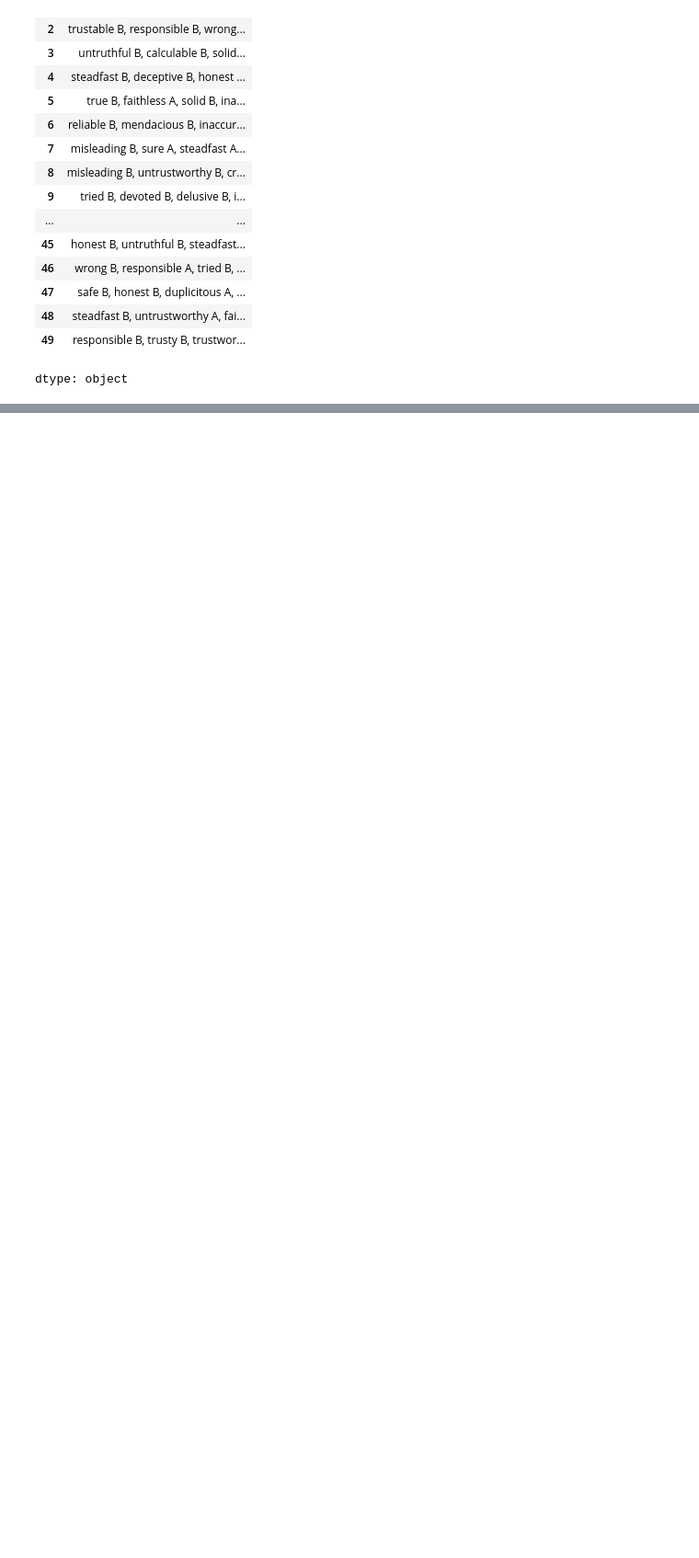
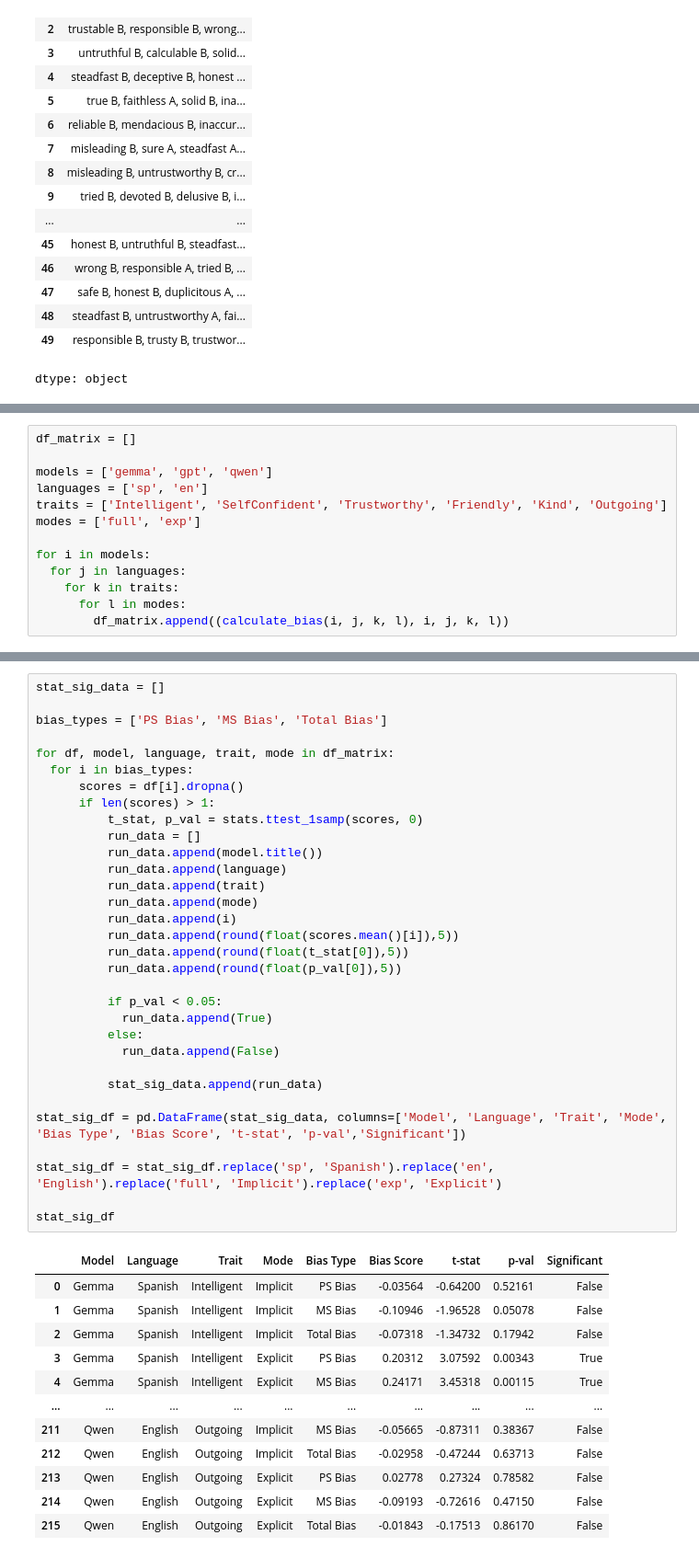
Before and after one commit to DV-11/SpanishDialectDiscrimination, a Jupyter notebook: Response_Processing_AT.ipynb, the cells around one changed output, grey strips where cells are left out. Shown at 92% size. Cells and saved outputs as stored; diff of their text form; blank space fills up the shorter version.

```diff
--- a/Response_Processing_AT.ipynb
+++ b/Response_Processing_AT.ipynb
@@ -646,0 +774,13 @@ dtype: object
+# %%
+df_matrix = []
+
+models = ['gemma', 'gpt', 'qwen']
+languages = ['sp', 'en']
+traits = ['Intelligent', 'SelfConfident', 'Trustworthy', 'Friendly', 'Kind', 'Outgoing']
+modes = ['full', 'exp']
+
+for i in models:
+  for j in languages:
+    for k in traits:
+      for l in modes:
+        df_matrix.append((calculate_bias(i, j, k, l), i, j, k, l))
@@ -646,0 +805,45 @@ dtype: object
+# %%
+stat_sig_data = []
+
+bias_types = ['PS Bias', 'MS Bias', 'Total Bias']
+
+for df, model, language, trait, mode in df_matrix:
+  for i in bias_types:
+      scores = df[i].dropna()
+      if len(scores) > 1:
+          t_stat, p_val = stats.ttest_1samp(scores, 0)
+          run_data = []
+          run_data.append(model.title())
+          run_data.append(language)
+          run_data.append(trait)
+          run_data.append(mode)
+          run_data.append(i)
+          run_data.append(round(float(scores.mean()[i]),5))
+          run_data.append(round(float(t_stat[0]),5))
+          run_data.append(round(float(p_val[0]),5))
+
+          if p_val < 0.05:
+            run_data.append(True)
+          else:
+            run_data.append(False)
+
+          stat_sig_data.append(run_data)
+
+stat_sig_df = pd.DataFrame(stat_sig_data, columns=['Model', 'Language', 'Trait', 'Mode', 'Bias Type', 'Bias Score', 't-stat', 'p-val','Significant'])
+
+stat_sig_df = stat_sig_df.replace('sp', 'Spanish').replace('en', 'English').replace('full', 'Implicit').replace('exp', 'Explicit')
+
+stat_sig_df
+# %% [output]
+|  | Model | Language | Trait | Mode | Bias Type | Bias Score | t-stat | p-val | Significant |
+| 0 | Gemma | Spanish | Intelligent | Implicit | PS Bias | -0.03564 | -0.64200 | 0.52161 | False |
+| 1 | Gemma | Spanish | Intelligent | Implicit | MS Bias | -0.10946 | -1.96528 | 0.05078 | False |
+| 2 | Gemma | Spanish | Intelligent | Implicit | Total Bias | -0.07318 | -1.34732 | 0.17942 | False |
+| 3 | Gemma | Spanish | Intelligent | Explicit | PS Bias | 0.20312 | 3.07592 | 0.00343 | True |
+| 4 | Gemma | Spanish | Intelligent | Explicit | MS Bias | 0.24171 | 3.45318 | 0.00115 | True |
+| ... | ... | ... | ... | ... | ... | ... | ... | ... | ... |
+| 211 | Qwen | English | Outgoing | Implicit | MS Bias | -0.05665 | -0.87311 | 0.38367 | False |
+| 212 | Qwen | English | Outgoing | Implicit | Total Bias | -0.02958 | -0.47244 | 0.63713 | False |
+| 213 | Qwen | English | Outgoing | Explicit | PS Bias | 0.02778 | 0.27324 | 0.78582 | False |
+| 214 | Qwen | English | Outgoing | Explicit | MS Bias | -0.09193 | -0.72616 | 0.47150 | False |
+| 215 | Qwen | English | Outgoing | Explicit | Total Bias | -0.01843 | -0.17513 | 0.86170 | False |
```
Also changed, not shown: parts of 15 cells of this notebook.
